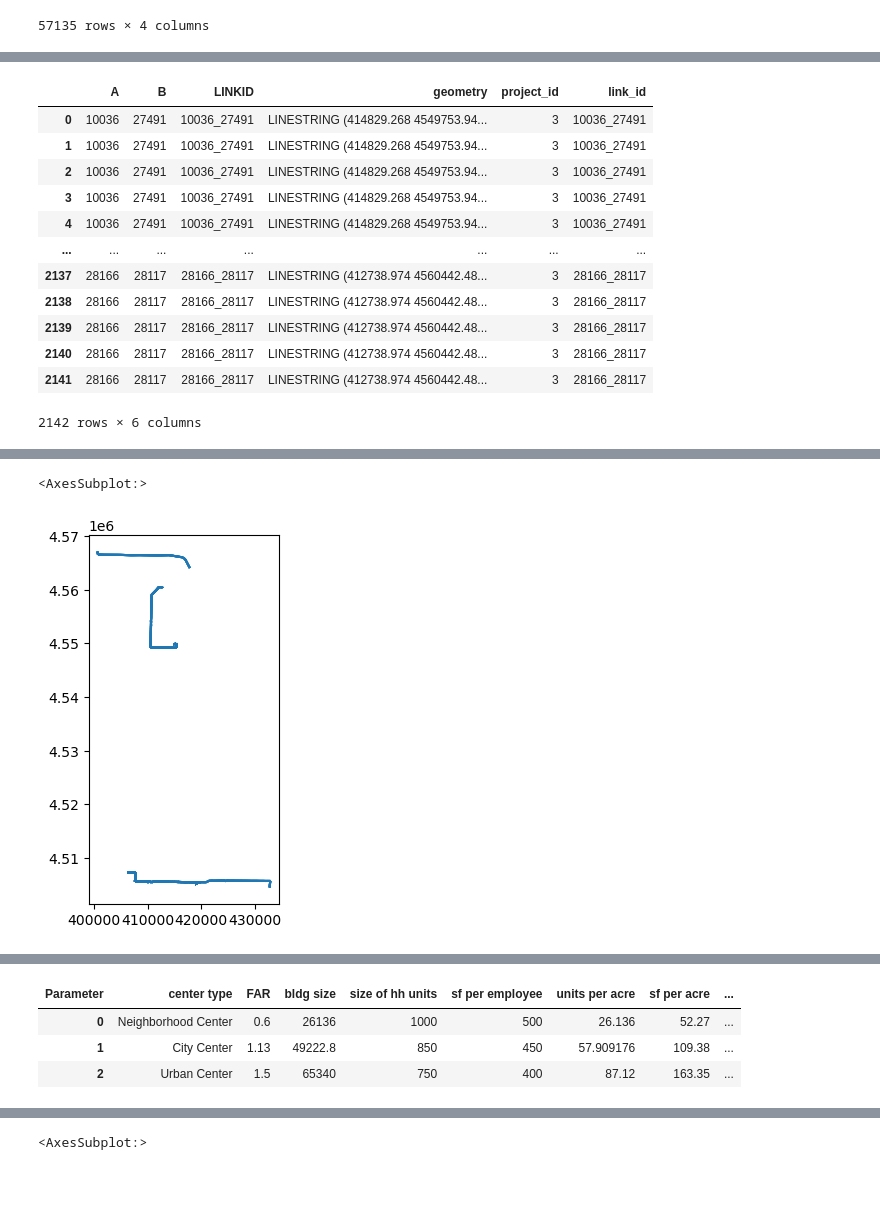
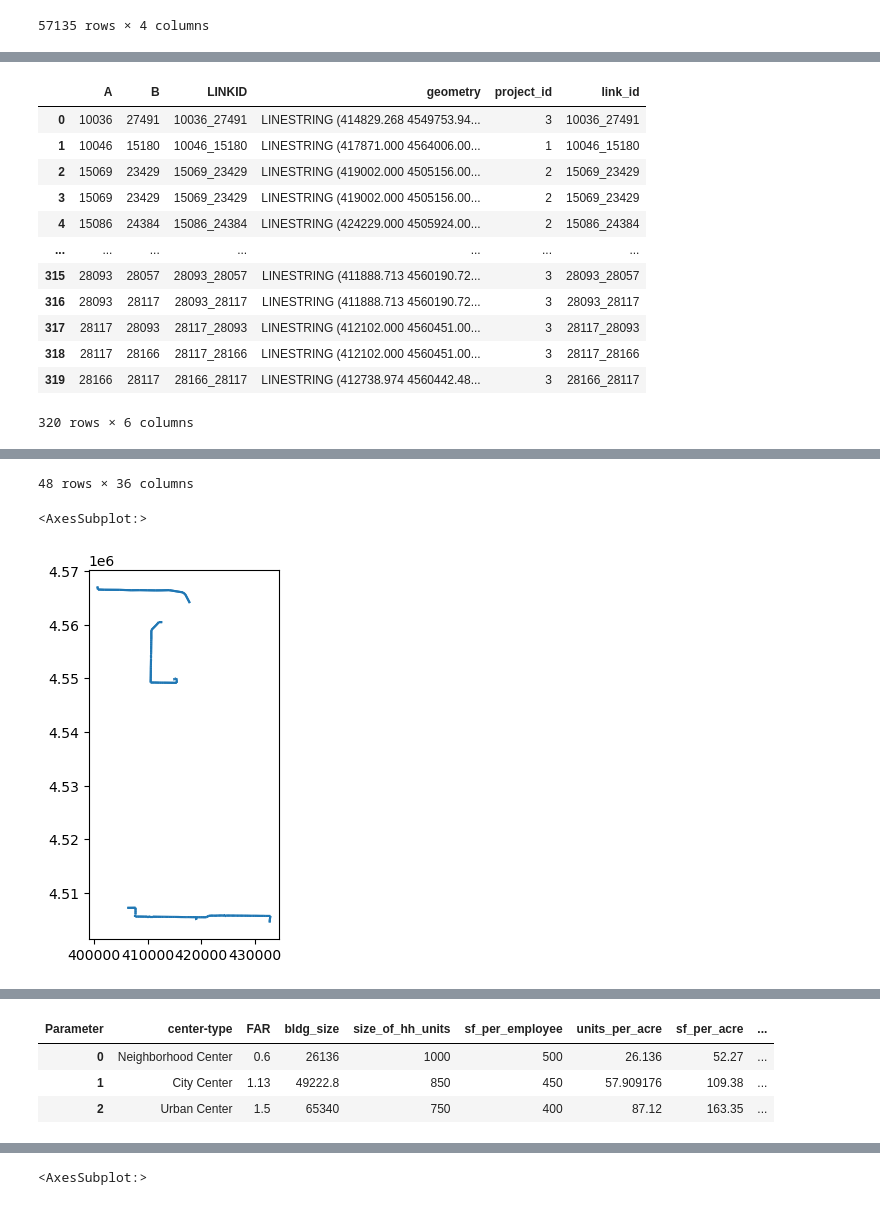
Before and after one commit to WFRCAnalytics/Wasatch-Choice-Land-Use-And-Transit-Scenario, a Jupyter notebook: Prepare-Land-Use-Scenarios.ipynb, the cells around one changed output, grey strips where cells are left out. Cells and saved outputs as stored; diff of their text form; code cells hidden in the pictures.

```diff
--- a/Prepare-Land-Use-Scenarios.ipynb
+++ b/Prepare-Land-Use-Scenarios.ipynb
@@ -23,13 +26,17 @@ tdm_transit_scenario = 'Lin_2032_3Corridors'
 # network shapefile
 tdm_link_shapefile = 'WFv902_MasterNet - Link.shp'
 input_tdm_link_shapefile_folder = 'input/tdm-link-shapefile'
+tdm_node_shapefile = 'WFv902_MasterNet - Node.shp'
+input_tdm_node_shapefile_folder = 'input/tdm-node-shapefile'
 
 # taz shapefile
 taz_shapefile = 'WFv900_TAZ.shp'
 input_taz_shapefile_folder = 'input/taz-shapefile'
 
 # se data
-se_years = ['2032','2042','2050']
+se_years = [2019,2032,2042,2050]
+se_base_year = 2019
+input_model_se_folder = 'input/se-data'
 
 # Projects
 
@@ -45,14 +52,14 @@ display(df_projects)
 
 
 df_centers = pd.DataFrame(data = {
-    'Parameter':           ['FAR', 'bldg size', 'size of hh units', 'sf per employee', 'units per acre', 'sf per acre', '% residential', '% non res', 'gross to net conversion (streets, etc)', 'final units per acre', 'final emps per acre', 'application area', 'application area miles'],
+    'Parameter':           ['FAR', 'bldg_size', 'size_of_hh_units', 'sf_per_employee', 'units_per_acre', 'sf_per_acre', '%_residential', '%_non_res', 'gross_to_net_conversion_(streets,_etc)', 'final_units_per_acre', 'final_emps_per_acre', 'application_area', 'application_area_miles'],
     'Neighborhood Center': [0.6  , 26136      , 1000              , 500              , 26.136          , 52.27        , 0.85           , 0.15       , 0.8                                     , 18                    , 6                    , '1/8 mile radius' , 0.125                   ],
     'City Center':         [1.13 , 49222.8    , 850               , 450              , 57.90917647     , 109.38       , 0.85           , 0.15       , 0.8                                     , 39                    , 13                   , '990 foot radius' , 0.1875                  ],
     'Urban Center':        [1.5  , 65340      , 750               , 400              , 87.12           , 163.35       , 0.85           , 0.15       , 0.8                                     , 59                    , 20                   , '1/4 mile radius' , 0.25                    ]
 })
 df_centers.set_index('Parameter', inplace=True)
 df_centers = df_centers.T.reset_index()
-df_centers.rename(columns={'index':'center type'}, inplace=True)
+df_centers.rename(columns={'index':'center_type'}, inplace=True)
 display(df_centers)
 # %% [output]
 |  | project_id | project_name | tdm_line_name | tdm_model |
@@ -171,14 +190,15 @@ Feature layer downloaded and saved as input/wasatch-choice-centers/wc-centers.ge
 # %%
 # Get transit line link data for projects
 
-_df_transit_lin_files_files = pd.read_csv(os.path.join(input_model_line_files_folder, 'files.csv'))
+_df_transit_lin_files = pd.read_csv(os.path.join(input_model_line_files_folder, 'files.csv'))
 _df_transit_lin_files_lines = pd.read_csv(os.path.join(input_model_line_files_folder, 'lines.csv'))
 _df_transit_lin_files_links = pd.read_csv(os.path.join(input_model_line_files_folder, 'links.csv'))
 
-_df_transit_lin_files_files_lines = pd.merge(_df_transit_lin_files_files, _df_transit_lin_files_lines, on=['file_index'])
-_df_transit_lin_files_files_lines_links = pd.merge(_df_transit_lin_files_files_lines, _df_transit_lin_files_links, on=['file_index','name'])
+_df_transit_lin_files_lines = pd.merge(_df_transit_lin_files, _df_transit_lin_files_lines, on=['file_index'])
+_df_transit_lin_files_lines_links = pd.merge(_df_transit_lin_files_lines, _df_transit_lin_files_links, on=['file_index','name'])
 
-df_project_transit_links = pd.merge(_df_transit_lin_files_files_lines_links, df_projects, left_on=['model','name'], right_on=['tdm_model','tdm_line_name'])
+df_project_transit_links = pd.merge(_df_transit_lin_files_lines_links, df_projects, left_on=['model','name'], right_on=['tdm_model','tdm_line_name'])
+df_project_transit_links = df_project_transit_links[df_project_transit_links['transit_scenario']==tdm_transit_scenario]
 df_project_transit_links = df_project_transit_links[['project_id','link_id']]
 df_project_transit_links
 # %% [output]
@@ -197,0 +218,10 @@ df_project_transit_links
+# %%
+_df_transit_lin_files_nodes = pd.read_csv(os.path.join(input_model_line_files_folder, 'nodes.csv'))
+_df_transit_lin_files_lines_nodes = pd.merge(_df_transit_lin_files_lines, _df_transit_lin_files_nodes, on=['file_index','name'])
+
+df_project_transit_nodes = pd.merge(_df_transit_lin_files_lines_nodes, df_projects, left_on=['model','name'], right_on=['tdm_model','tdm_line_name'])
+df_project_transit_nodes = df_project_transit_nodes[df_project_transit_nodes['transit_scenario']==tdm_transit_scenario]
+df_project_transit_nodes = df_project_transit_nodes[df_project_transit_nodes['is_stop']==True]
+df_project_transit_nodes = df_project_transit_nodes[['project_id','node_id','is_stop']]
+
+df_project_transit_nodes
@@ -198,6 +246,8 @@ df_project_transit_links
 # %%
 # Read the shapefile
 gdf_tdm_link = gpd.read_file(os.path.join(input_tdm_link_shapefile_folder, tdm_link_shapefile))
+# %%
+gdf_tdm_node = gpd.read_file(os.path.join(input_tdm_node_shapefile_folder, tdm_node_shapefile))
 # %%
 gdf_tdm_link.crs
 # %% [output]
@@ -244,18 +340,22 @@ gdf_tdm_link
 # %%
 gdf_tdm_link_with_projects = pd.merge(gdf_tdm_link, df_project_transit_links, left_on='LINKID', right_on='link_id')
 display(gdf_tdm_link_with_projects)
 gdf_tdm_link_with_projects.plot()
+
+gdf_tdm_node_with_projects = pd.merge(gdf_tdm_node, df_project_transit_nodes, left_on='N', right_on='node_id')
+display(gdf_tdm_node_with_projects)
+gdf_tdm_node_with_projects.plot()
 # %% [output]
 |  | A | B | LINKID | geometry | project_id | link_id |
 | 0 | 10036 | 27491 | 10036_27491 | LINESTRING (414829.268 4549753.94... | 3 | 10036_27491 |
-| 1 | 10036 | 27491 | 10036_27491 | LINESTRING (414829.268 4549753.94... | 3 | 10036_27491 |
-| 2 | 10036 | 27491 | 10036_27491 | LINESTRING (414829.268 4549753.94... | 3 | 10036_27491 |
-| 3 | 10036 | 27491 | 10036_27491 | LINESTRING (414829.268 4549753.94... | 3 | 10036_27491 |
-| 4 | 10036 | 27491 | 10036_27491 | LINESTRING (414829.268 4549753.94... | 3 | 10036_27491 |
+| 1 | 10046 | 15180 | 10046_15180 | LINESTRING (417871.000 4564006.00... | 1 | 10046_15180 |
+| 2 | 15069 | 23429 | 15069_23429 | LINESTRING (419002.000 4505156.00... | 2 | 15069_23429 |
+| 3 | 15069 | 23429 | 15069_23429 | LINESTRING (419002.000 4505156.00... | 2 | 15069_23429 |
+| 4 | 15086 | 24384 | 15086_24384 | LINESTRING (424229.000 4505924.00... | 2 | 15086_24384 |
 | ... | ... | ... | ... | ... | ... | ... |
-| 2137 | 28166 | 28117 | 28166_28117 | LINESTRING (412738.974 4560442.48... | 3 | 28166_28117 |
-| 2138 | 28166 | 28117 | 28166_28117 | LINESTRING (412738.974 4560442.48... | 3 | 28166_28117 |
-| 2139 | 28166 | 28117 | 28166_28117 | LINESTRING (412738.974 4560442.48... | 3 | 28166_28117 |
-| 2140 | 28166 | 28117 | 28166_28117 | LINESTRING (412738.974 4560442.48... | 3 | 28166_28117 |
-| 2141 | 28166 | 28117 | 28166_28117 | LINESTRING (412738.974 4560442.48... | 3 | 28166_28117 |
+| 315 | 28093 | 28057 | 28093_28057 | LINESTRING (411888.713 4560190.72... | 3 | 28093_28057 |
+| 316 | 28093 | 28117 | 28093_28117 | LINESTRING (411888.713 4560190.72... | 3 | 28093_28117 |
+| 317 | 28117 | 28093 | 28117_28093 | LINESTRING (412102.000 4560451.00... | 3 | 28117_28093 |
+| 318 | 28117 | 28166 | 28117_28166 | LINESTRING (412102.000 4560451.00... | 3 | 28117_28166 |
+| 319 | 28166 | 28117 | 28166_28117 | LINESTRING (412738.974 4560442.48... | 3 | 28166_28117 |
-2142 rows × 6 columns
+320 rows × 6 columns
@@ -262,2 +379,3 @@ gdf_tdm_link_with_projects.plot()
-<AxesSubplot:>
+48 rows × 36 columns
+<AxesSubplot:>
 [figure]
@@ -264,7 +383,7 @@ gdf_tdm_link_with_projects.plot()
 # %%
 df_centers
 # %% [output]
-| Parameter | center type | FAR | bldg size | size of hh units | sf per employee | units per acre | sf per acre | ... |
+| Parameter | center-type | FAR | bldg_size | size_of_hh_units | sf_per_employee | units_per_acre | sf_per_acre | ... |
 | 0 | Neighborhood Center | 0.6 | 26136 | 1000 | 500 | 26.136 | 52.27 | ... |
 | 1 | City Center | 1.13 | 49222.8 | 850 | 450 | 57.909176 | 109.38 | ... |
 | 2 | Urban Center | 1.5 | 65340 | 750 | 400 | 87.12 | 163.35 | ... |
```
Also changed, not shown: parts of 22 cells of this notebook, 11 other files.
